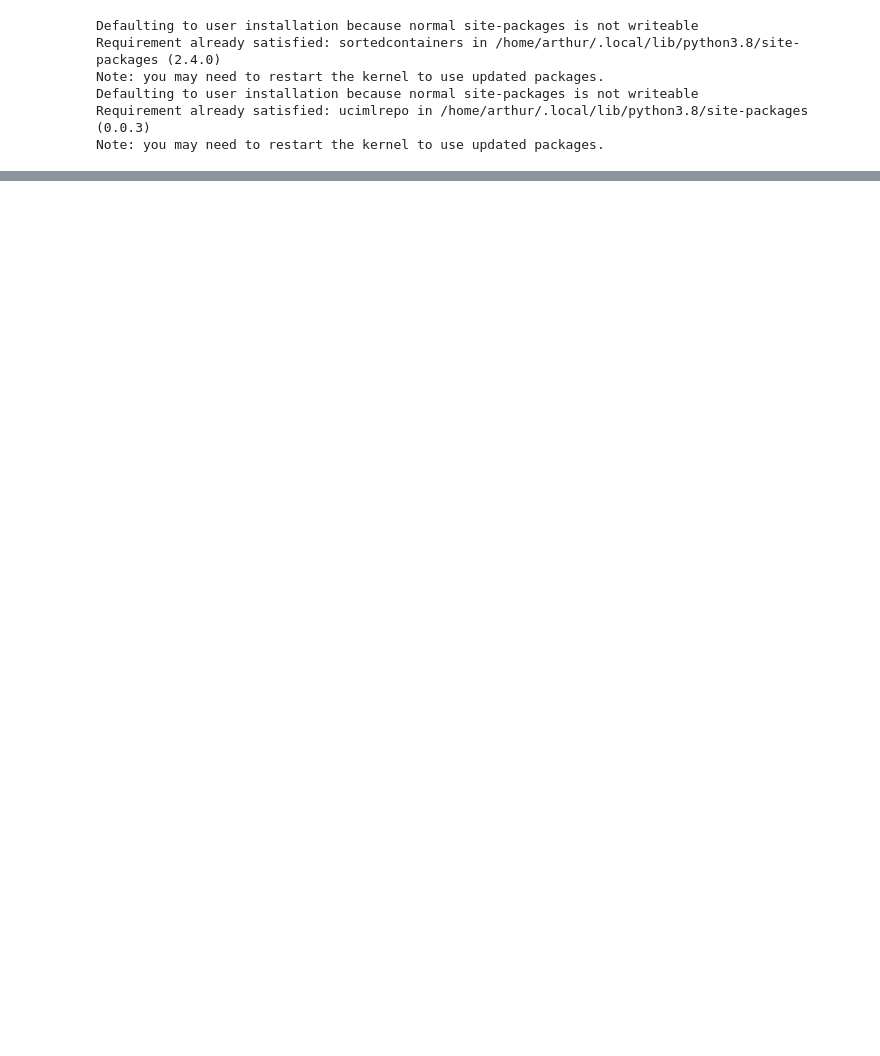
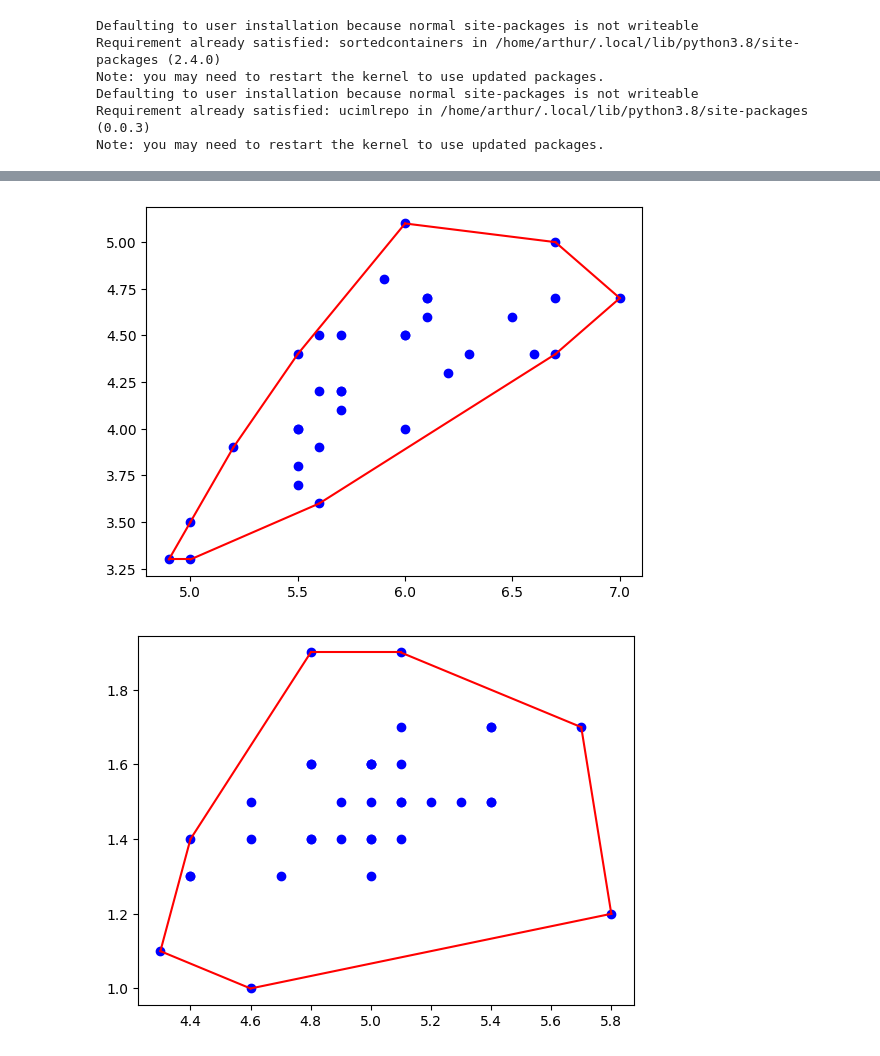
Before and after one commit to marcelomrad/Classificador_Linear, a Jupyter notebook: main.ipynb, the cells around one changed output, grey strips where cells are left out. Drawn from its saved outputs; the diff is of its cells as text; code cells hidden in the pictures; blank space fills up the shorter version.

```diff
--- a/main.ipynb
+++ b/main.ipynb
@@ -603,0 +479,12 @@ Os dados não são linearmente separáveis.
+# %%
+from ucimlrepo import fetch_ucirepo
+
+# fetch dataset
+iris = fetch_ucirepo(id=53)
+
+# data (as pandas dataframes)
+x = iris.data.features
+y = iris.data.targets
+
+irisData = pd.concat([x, y], axis=1)
+irisData.head()
@@ -603,0 +498,13 @@ Os dados não são linearmente separáveis.
+# %%
+
+irisTest = irisData.sample(frac = 0.3)
+irisTrain = irisData.drop(irisTest.index)
+
+versicolor = irisTrain[irisTrain['class'] == 'Iris-versicolor']
+
+versicolor = versicolor.drop(labels=['sepal width', 'petal width'], axis=1)
+versicolor.head(5)
+
+setosa= irisTrain[irisTrain['class'] == 'Iris-setosa']
+setosa = setosa.drop(labels=['sepal width', 'petal width'], axis=1)
+setosa.head(5)
@@ -603,0 +518,12 @@ Os dados não são linearmente separáveis.
+# %%
+pointsVersicolor = [Ponto(row['sepal length'], row['petal length']) for index, row in versicolor.iterrows()]
+
+versicolorEnv = graham_scan(pointsVersicolor)
+plot_envoltoria(pointsVersicolor, versicolorEnv)
+
+pointsSetosa = [Ponto(row['sepal length'], row['petal length']) for index, row in setosa.iterrows()]
+setosaEnv = graham_scan(pointsSetosa)
+plot_envoltoria(pointsSetosa, setosaEnv)
+# %% [output]
+[figure, added]
+[figure, added]
```
Also changed, not shown: parts of 24 cells of this notebook.
